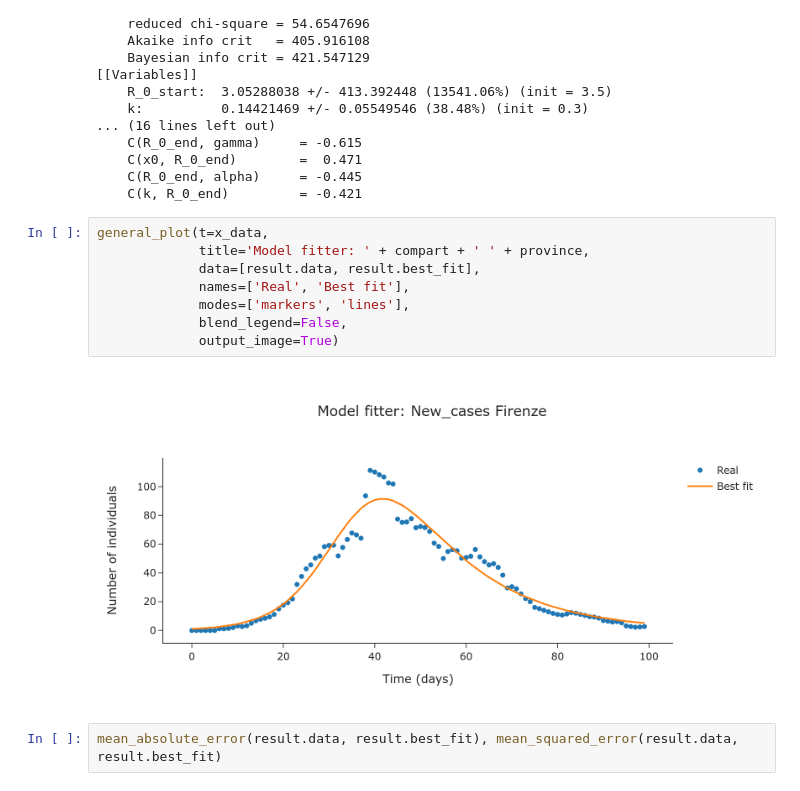
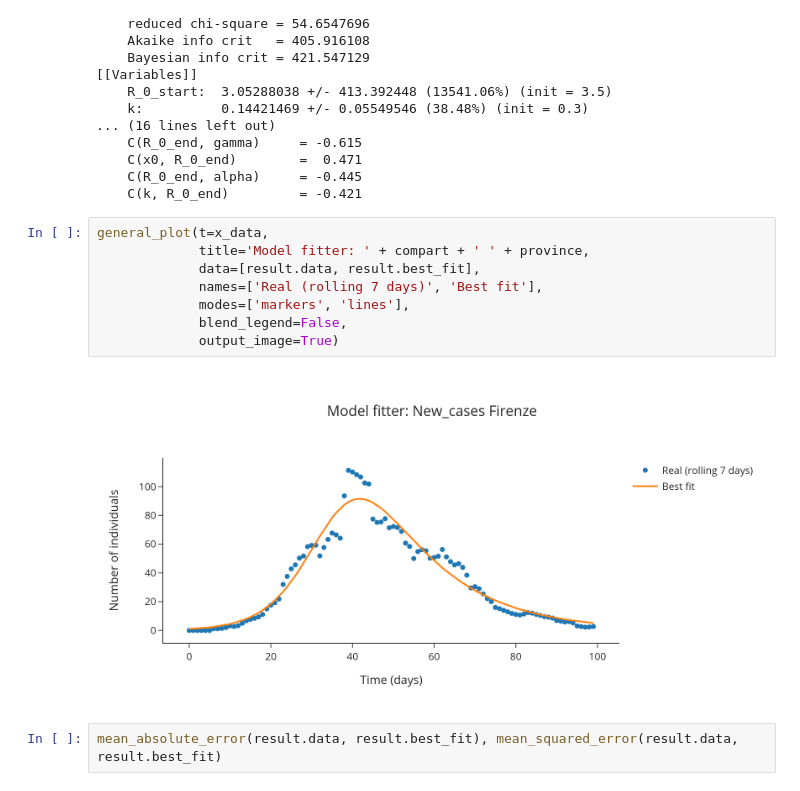
Before and after one commit to nicoloverardo/master-degree-thesis, a Jupyter notebook: notebooks/sird.ipynb, the cells around one changed output. Cells and saved outputs as stored; diff of their text form.

```diff
--- a/notebooks/sird.ipynb
+++ b/notebooks/sird.ipynb
@@ -276,13 +298,13 @@ lmfit.report_fit(result)
 # %%
 general_plot(t=x_data,
              title='Model fitter: ' + compart + ' ' + province,
              data=[result.data, result.best_fit],
-             names=['Real', 'Best fit'],
+             names=['Real (rolling 7 days)', 'Best fit'],
              modes=['markers', 'lines'],
              blend_legend=False,
              output_image=True)
 # %% [output]
-[figure, old version]
+[figure, new version]
 # %%
 mean_absolute_error(result.data, result.best_fit), mean_squared_error(result.data, result.best_fit)
 # %% [output]
```
Also changed, not shown: parts of 15 cells of this notebook, 1 other file.
